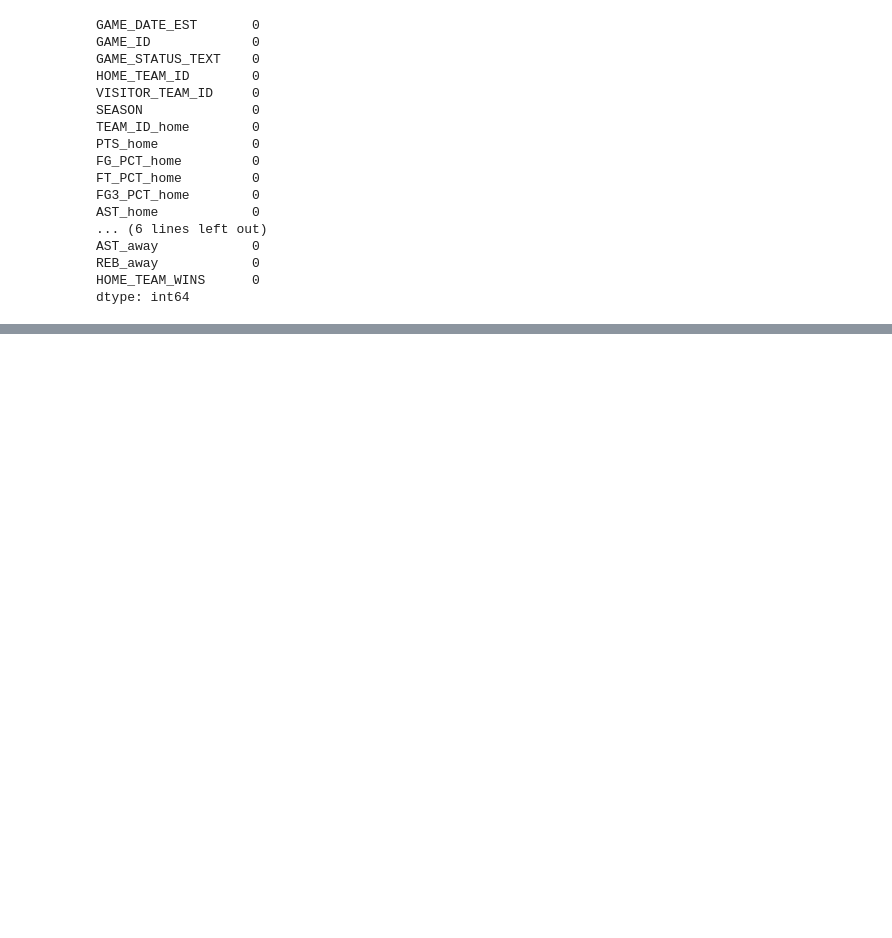
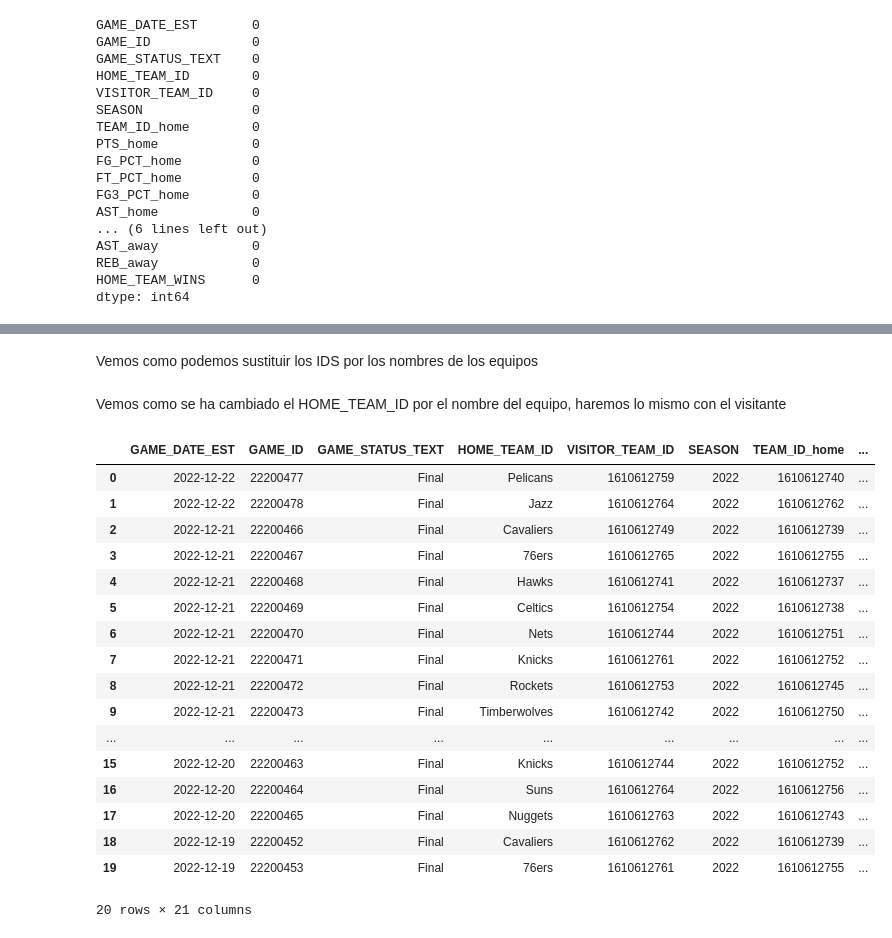
Before and after one commit to dcristobalhMad/ml-entrega2, a Jupyter notebook: entrega.ipynb, the cells around one changed output, grey strips where cells are left out. Cells and saved outputs as stored; diff of their text form; code cells hidden in the pictures; blank space fills up the shorter version.

Commit message:
Feat: add local team names to the df games

```diff
--- a/entrega.ipynb
+++ b/entrega.ipynb
@@ -402,0 +419,34 @@ dtype: int64
+# %% [markdown]
+Vemos como podemos sustituir los IDS por los nombres de los equipos
+# %%
+df_teams = df_teams[['TEAM_ID', 'NICKNAME']]
+
+# Reemplaza HOME_TEAM_ID por los nombres del dataframe teams
+nombres_local = df_teams.copy()
+nombres_local.columns = ['HOME_TEAM_ID', 'NICKNAME']
+# Se unen el ID de lequipo por el nickname
+result_1 = pd.merge(df_games['HOME_TEAM_ID'], nombres_local, how ="left", on="HOME_TEAM_ID")
+df_games['HOME_TEAM_ID'] = result_1['NICKNAME']
+# %% [markdown]
+Vemos como se ha cambiado el HOME_TEAM_ID por el nombre del equipo, haremos lo mismo con el visitante
+# %%
+df_games.head(20)
+# %% [output]
+|  | GAME_DATE_EST | GAME_ID | GAME_STATUS_TEXT | HOME_TEAM_ID | VISITOR_TEAM_ID | SEASON | TEAM_ID_home | ... |
+| 0 | 2022-12-22 | 22200477 | Final | Pelicans | 1610612759 | 2022 | 1610612740 | ... |
+| 1 | 2022-12-22 | 22200478 | Final | Jazz | 1610612764 | 2022 | 1610612762 | ... |
+| 2 | 2022-12-21 | 22200466 | Final | Cavaliers | 1610612749 | 2022 | 1610612739 | ... |
+| 3 | 2022-12-21 | 22200467 | Final | 76ers | 1610612765 | 2022 | 1610612755 | ... |
+| 4 | 2022-12-21 | 22200468 | Final | Hawks | 1610612741 | 2022 | 1610612737 | ... |
+| 5 | 2022-12-21 | 22200469 | Final | Celtics | 1610612754 | 2022 | 1610612738 | ... |
+| 6 | 2022-12-21 | 22200470 | Final | Nets | 1610612744 | 2022 | 1610612751 | ... |
+| 7 | 2022-12-21 | 22200471 | Final | Knicks | 1610612761 | 2022 | 1610612752 | ... |
+| 8 | 2022-12-21 | 22200472 | Final | Rockets | 1610612753 | 2022 | 1610612745 | ... |
+| 9 | 2022-12-21 | 22200473 | Final | Timberwolves | 1610612742 | 2022 | 1610612750 | ... |
+| ... | ... | ... | ... | ... | ... | ... | ... | ... |
+| 15 | 2022-12-20 | 22200463 | Final | Knicks | 1610612744 | 2022 | 1610612752 | ... |
+| 16 | 2022-12-20 | 22200464 | Final | Suns | 1610612764 | 2022 | 1610612756 | ... |
+| 17 | 2022-12-20 | 22200465 | Final | Nuggets | 1610612763 | 2022 | 1610612743 | ... |
+| 18 | 2022-12-19 | 22200452 | Final | Cavaliers | 1610612762 | 2022 | 1610612739 | ... |
+| 19 | 2022-12-19 | 22200453 | Final | 76ers | 1610612761 | 2022 | 1610612755 | ... |
+20 rows × 21 columns
```
Also changed, not shown: parts of 2 cells of this notebook.
